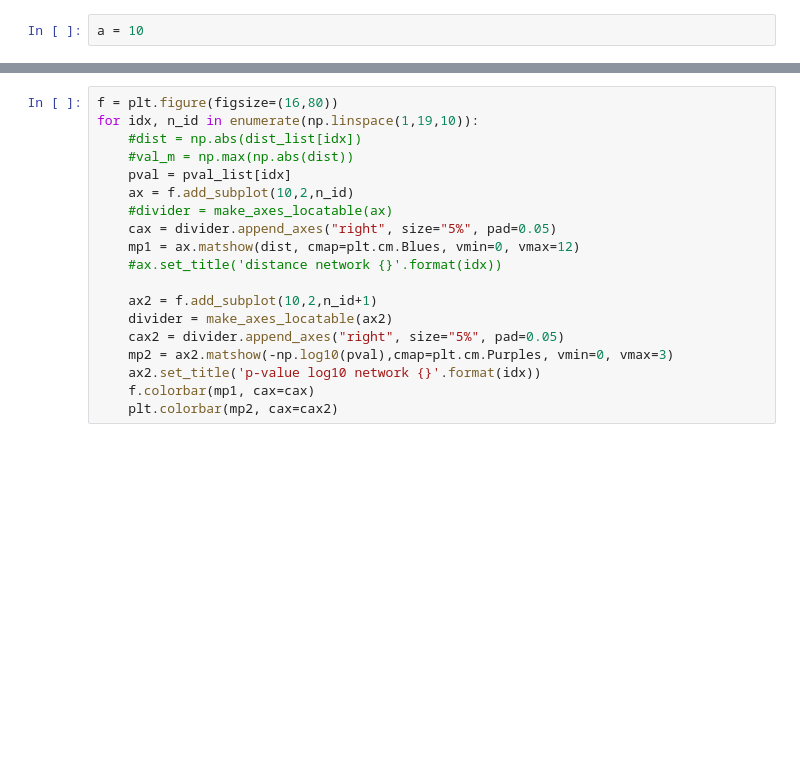
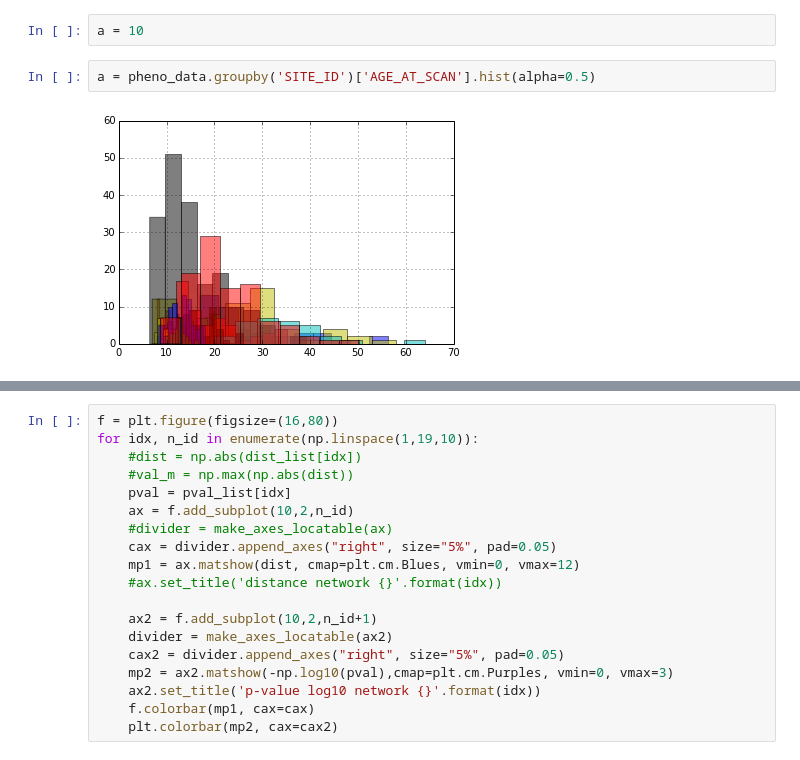
Before and after one commit to surchs/Logbooks, a Jupyter notebook: compare_clusters.ipynb, the cells around one changed output, grey strips where cells are left out. Saved outputs shown, nothing was run; the diff lists cells and outputs as text; blank space fills up the shorter version.

```diff
--- a/compare_clusters.ipynb
+++ b/compare_clusters.ipynb
@@ -375,3 +339,7 @@ pheno_data
 582 rows × 75 columns
 # %%
 a = 10
+# %%
+a = pheno_data.groupby('SITE_ID')['AGE_AT_SCAN'].hist(alpha=0.5)
+# %% [output]
+[figure, added]
```
Also changed, not shown: parts of 3 cells of this notebook, 1 other file.
